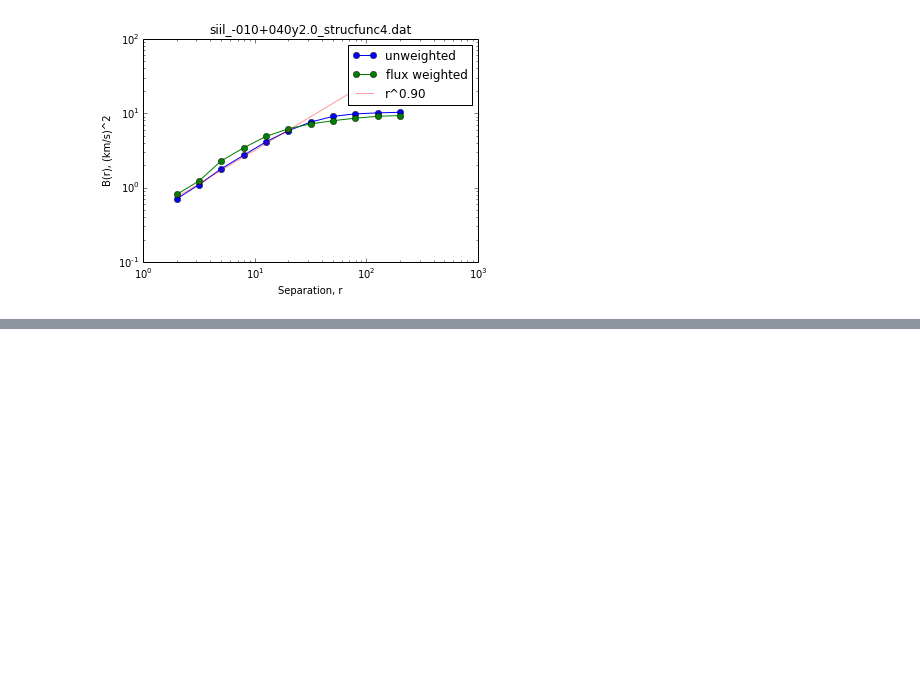
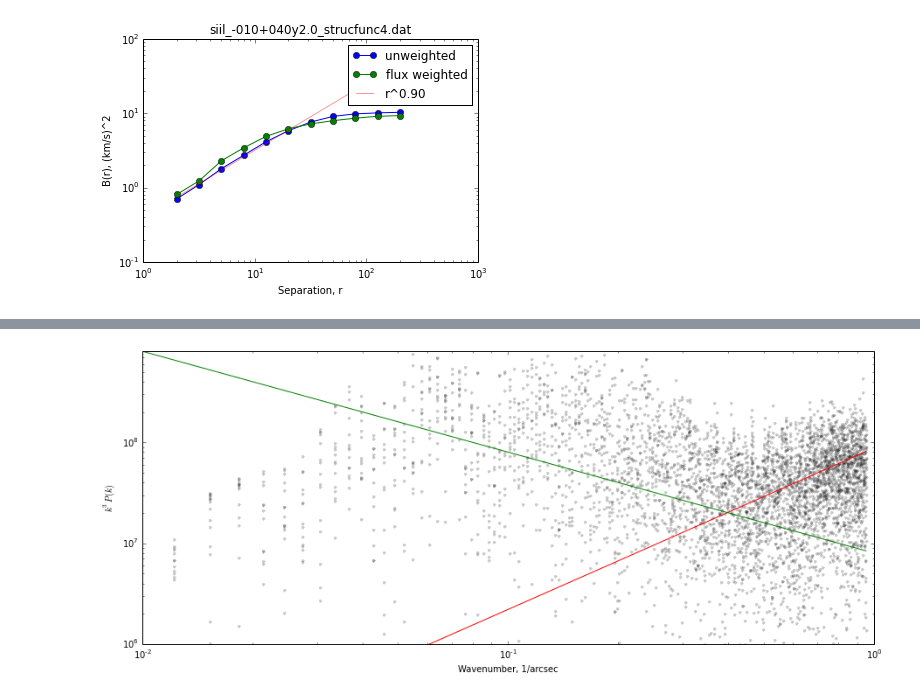
Before and after one commit to will-henney/orion-stats, a Jupyter notebook: StrucFunc Explore.ipynb, the cells around one changed output, grey strips where cells are left out. Saved outputs shown, nothing was run; the diff lists cells and outputs as text; code cells hidden in the pictures; blank space fills up the shorter version.

```diff
--- a/StrucFunc Explore.ipynb
+++ b/StrucFunc Explore.ipynb
@@ -37,0 +87,17 @@ legend()
+# %%
+import numpy as np
+# units of 1/arcsec
+nk = 1 + nx//2
+krange = np.arange(nk) / (nx*pix_scale)
+for thick in thick_map:
+    pow_thick = np.abs(np.fft.rfft(thick))**2
+    loglog(krange, krange**3.0 * pow_thick, 'k.', lw=0.3, alpha=0.2)
+loglog(krange, 4*2.2e7*krange**1.6, 'r')
+loglog(krange, 4*2e6*krange**-1.0, 'g')
+xlabel('Wavenumber, 1/arcsec')
+ylabel('Thick slice power spectrum, $k^3 P(k)$')
+xlim(0.01, 1.0)
+ylim(1e6, 8e8)
+gcf().set_size_inches(15, 6)
+# %% [output]
+[figure, added]
```
Also changed, not shown: parts of 8 cells of this notebook.
